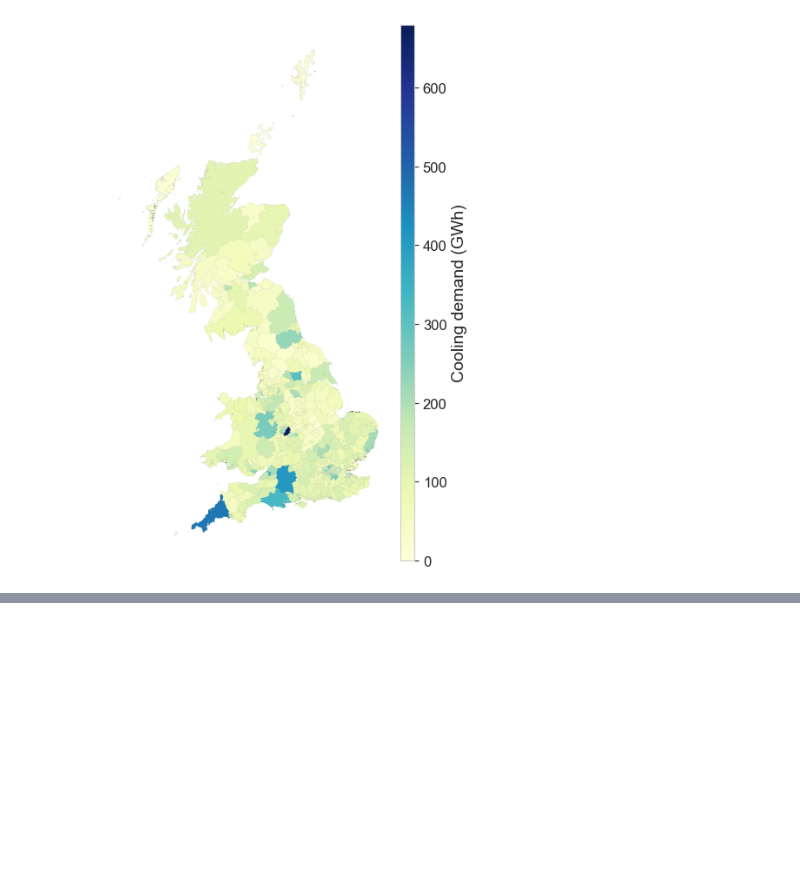
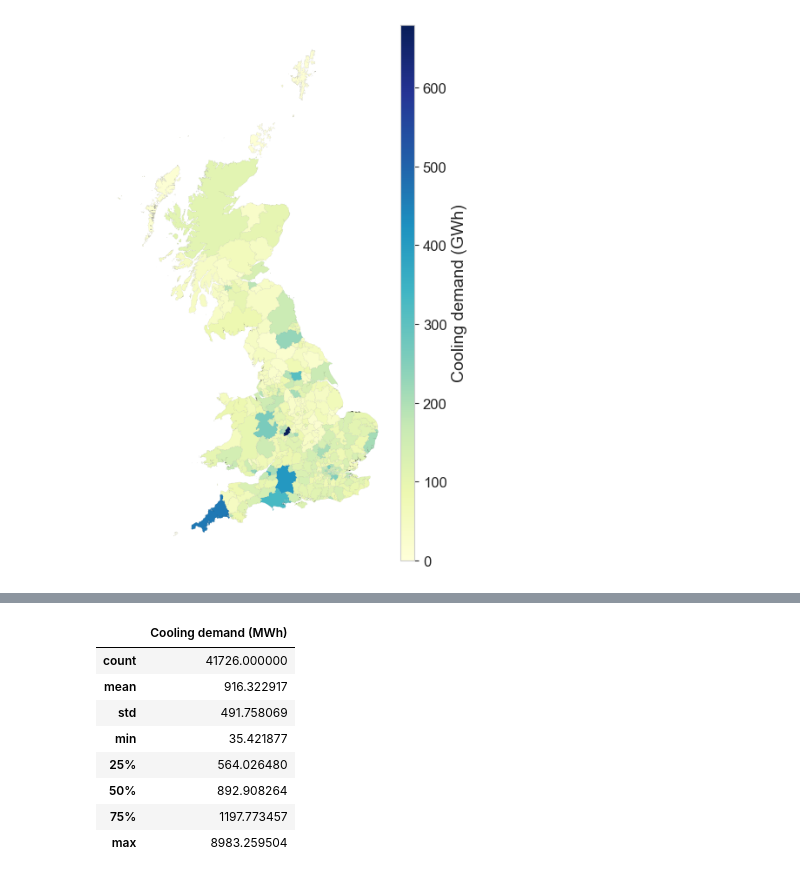
Before and after one commit to AlexandreLab/cooling_demand_UK, a Jupyter notebook: notebooks/visualisation_paper.ipynb, the cells around one changed output, grey strips where cells are left out. Drawn from its saved outputs; the diff is of its cells as text; code cells hidden in the pictures; blank space fills up the shorter version.

```diff
--- a/notebooks/visualisation_paper.ipynb
+++ b/notebooks/visualisation_paper.ipynb
@@ -713,0 +746,19 @@ fig
+# %%
+map_df = viz_functions.get_UK_LSOA_map()
+summary_lsoa_cooling_demand = (lsoa_cooling_demand.sum()/1000).to_frame()
+summary_lsoa_cooling_demand.columns = ['Cooling demand (MWh)']
+map_df = pd.merge(map_df,
+                  summary_lsoa_cooling_demand,
+                  left_on='LSOA11CD',
+                  right_index=True)
+summary_lsoa_cooling_demand.describe()
+# %% [output]
+|  | Cooling demand (MWh) |
+| count | 41726.000000 |
+| mean | 916.322917 |
+| std | 491.758069 |
+| min | 35.421877 |
+| 25% | 564.026480 |
+| 50% | 892.908264 |
+| 75% | 1197.773457 |
+| max | 8983.259504 |
```
Also changed, not shown: parts of 5 cells of this notebook, 6 other files.
